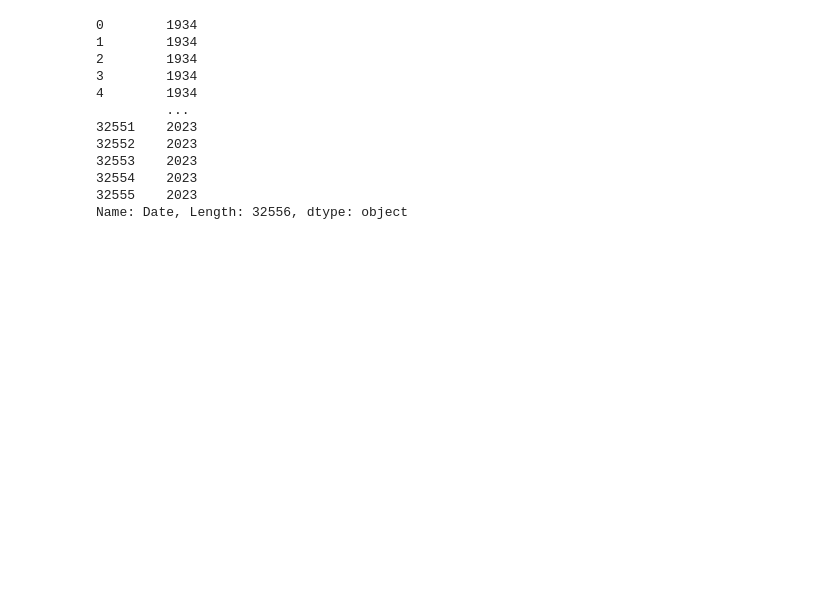
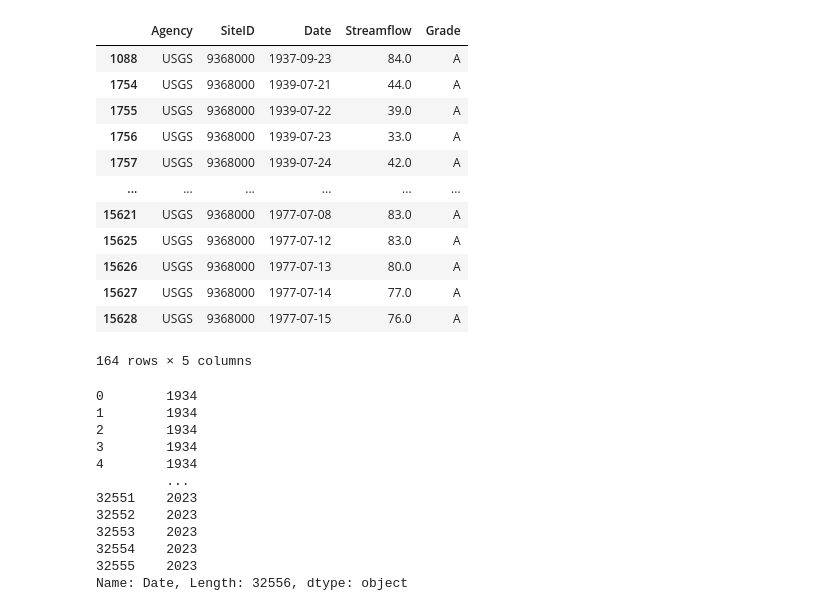
Before and after one commit to JulianEsler/7Q10, a Jupyter notebook: 7Q10 Final Workbook.ipynb, the cells around one changed output. Cells and saved outputs as stored; diff of their text form; code cells hidden in the pictures; blank space fills up the shorter version.

```diff
--- a/7Q10 Final Workbook.ipynb
+++ b/7Q10 Final Workbook.ipynb
@@ -54,3 +68,25 @@ df.rename(columns={'100139_00060_00003_cd': 'Grade'}, inplace=True)
+# %%
+# to find the Probability of daily flow being less than or equal to the later defined "7Q10 low flow" flow value,
+# we filtered the daily streamflow data by it being less than or equal to 85.5 cfs— the streamflow that defines low flow.
+# We then took the count of these occurances (164, because there are 164 rows in the dataframe) and divided by 32556,
+# the number of rows in the above data frame, representing the number of days for which we have data.
+
+filtered_df = df[df['Streamflow'] <= 85.5142857142857]
+filtered_df
+# %% [output]
+|  | Agency | SiteID | Date | Streamflow | Grade |
+| 1088 | USGS | 9368000 | 1937-09-23 | 84.0 | A |
+| 1754 | USGS | 9368000 | 1939-07-21 | 44.0 | A |
+| 1755 | USGS | 9368000 | 1939-07-22 | 39.0 | A |
+| 1756 | USGS | 9368000 | 1939-07-23 | 33.0 | A |
+| 1757 | USGS | 9368000 | 1939-07-24 | 42.0 | A |
+| ... | ... | ... | ... | ... | ... |
+| 15621 | USGS | 9368000 | 1977-07-08 | 83.0 | A |
+| 15625 | USGS | 9368000 | 1977-07-12 | 83.0 | A |
+| 15626 | USGS | 9368000 | 1977-07-13 | 80.0 | A |
+| 15627 | USGS | 9368000 | 1977-07-14 | 77.0 | A |
+| 15628 | USGS | 9368000 | 1977-07-15 | 76.0 | A |
+164 rows × 5 columns
 # %%
 df['Date'].str[:4]
 # %% [output]
```
Also changed, not shown: parts of 6 cells of this notebook.
